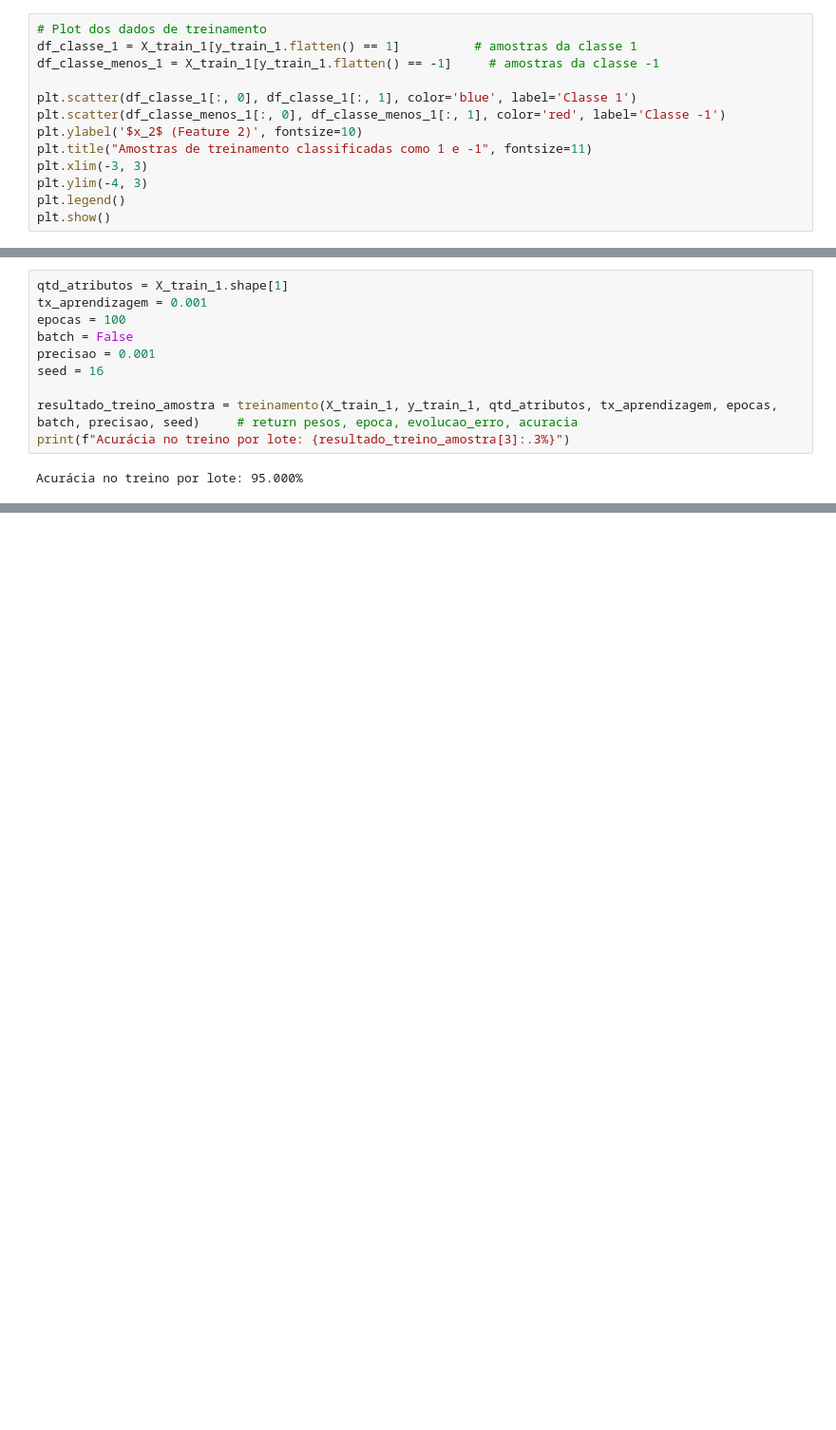
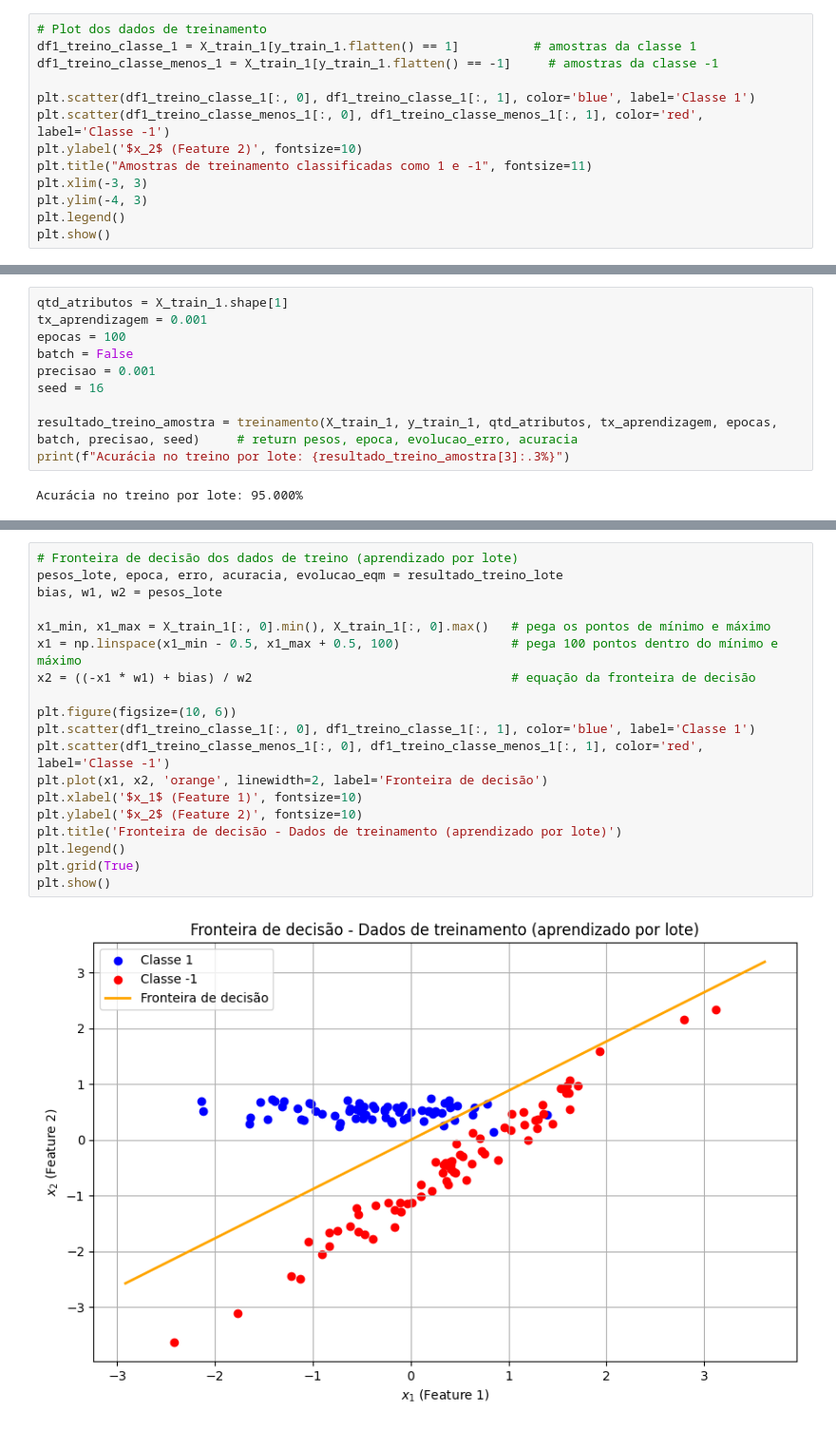
Before and after one commit to lucasanches/adaline, a Jupyter notebook: adaline.ipynb, the cells around one changed output, grey strips where cells are left out. Shown at 95% size. Drawn from its saved outputs; the diff is of its cells as text; blank space fills up the shorter version.

```diff
--- a/adaline.ipynb
+++ b/adaline.ipynb
@@ -181,11 +183,11 @@ plt.show()
 [figure]
 # %%
 # Plot dos dados de treinamento
-df_classe_1 = X_train_1[y_train_1.flatten() == 1]          # amostras da classe 1
-df_classe_menos_1 = X_train_1[y_train_1.flatten() == -1]     # amostras da classe -1
+df1_treino_classe_1 = X_train_1[y_train_1.flatten() == 1]          # amostras da classe 1
+df1_treino_classe_menos_1 = X_train_1[y_train_1.flatten() == -1]     # amostras da classe -1
 
-plt.scatter(df_classe_1[:, 0], df_classe_1[:, 1], color='blue', label='Classe 1')
-plt.scatter(df_classe_menos_1[:, 0], df_classe_menos_1[:, 1], color='red', label='Classe -1')
+plt.scatter(df1_treino_classe_1[:, 0], df1_treino_classe_1[:, 1], color='blue', label='Classe 1')
+plt.scatter(df1_treino_classe_menos_1[:, 0], df1_treino_classe_menos_1[:, 1], color='red', label='Classe -1')
 plt.ylabel('$x_2$ (Feature 2)', fontsize=10)
 plt.title("Amostras de treinamento classificadas como 1 e -1", fontsize=11)
 plt.xlim(-3, 3)
@@ -301,0 +338,21 @@ Acurácia no teste por lote: 93.333%
+# %%
+# Fronteira de decisão dos dados de treino (aprendizado por lote)
+pesos_lote, epoca, erro, acuracia, evolucao_eqm = resultado_treino_lote
+bias, w1, w2 = pesos_lote
+
+x1_min, x1_max = X_train_1[:, 0].min(), X_train_1[:, 0].max()   # pega os pontos de mínimo e máximo
+x1 = np.linspace(x1_min - 0.5, x1_max + 0.5, 100)               # pega 100 pontos dentro do mínimo e máximo
+x2 = ((-x1 * w1) + bias) / w2                                   # equação da fronteira de decisão
+
+plt.figure(figsize=(10, 6))
+plt.scatter(df1_treino_classe_1[:, 0], df1_treino_classe_1[:, 1], color='blue', label='Classe 1')
+plt.scatter(df1_treino_classe_menos_1[:, 0], df1_treino_classe_menos_1[:, 1], color='red', label='Classe -1')
+plt.plot(x1, x2, 'orange', linewidth=2, label='Fronteira de decisão')
+plt.xlabel('$x_1$ (Feature 1)', fontsize=10)
+plt.ylabel('$x_2$ (Feature 2)', fontsize=10)
+plt.title('Fronteira de decisão - Dados de treinamento (aprendizado por lote)')
+plt.legend()
+plt.grid(True)
+plt.show()
+# %% [output]
+[figure, added]
```
Also changed, not shown: parts of 62 cells of this notebook.
